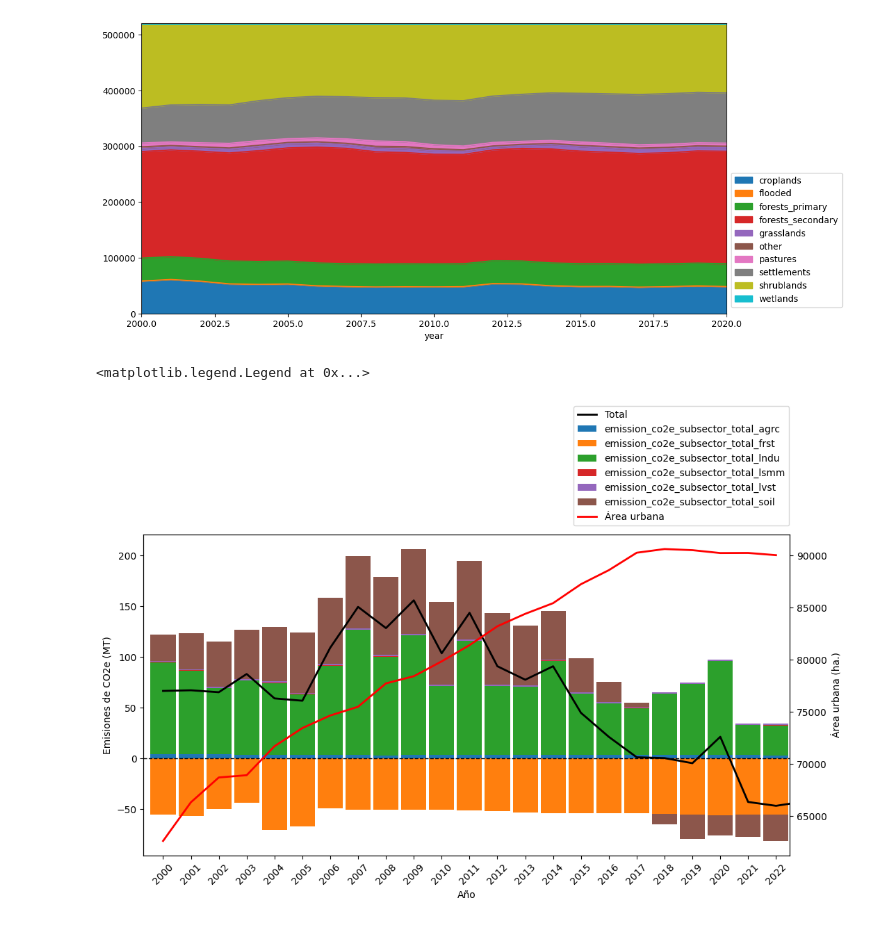
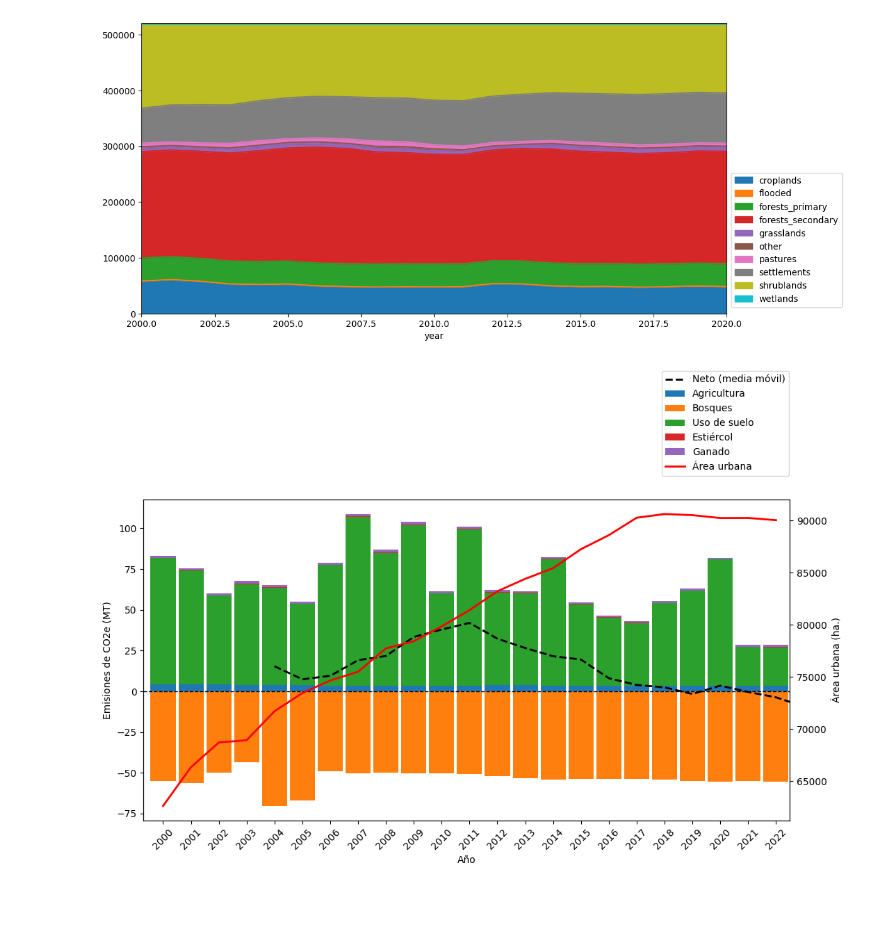
Before and after one commit to RodolfoFigueroa/AFOLU, a Jupyter notebook: main.ipynb, the cells around one changed output. Cells and saved outputs as stored; diff of their text form; code cells hidden in the pictures.

```diff
--- a/main.ipynb
+++ b/main.ipynb
@@ -22,16 +34,17 @@ wanted_cols = [c for c in df_out.columns if c.startswith("emission_co2e_subsecto
 df_plot = (
     df_out
     [wanted_cols]
-    # .rename(columns={
-    #     "emission_co2e_subsector_total_agrc": "Agricultura",
-    #     "emission_co2e_subsector_total_frst": "Bosques",
-    #     "emission_co2e_subsector_total_lndu": "Uso de suelo",
-    #     "emission_co2e_subsector_total_lsmm": "Estiércol",
-    #     "emission_co2e_subsector_total_lvst": "Ganado",
-    #     "emission_co2e_subsector_total_soil": "Tierra",
-    # })
+    .rename(columns={
+        "emission_co2e_subsector_total_agrc": "Agricultura",
+        "emission_co2e_subsector_total_frst": "Bosques",
+        "emission_co2e_subsector_total_lndu": "Uso de suelo",
+        "emission_co2e_subsector_total_lsmm": "Estiércol",
+        "emission_co2e_subsector_total_lvst": "Ganado",
+        "emission_co2e_subsector_total_soil": "Tierra",
+    })
     .assign(time_period=lambda df: (df["time_period"] + 2000))
     .set_index("time_period")
+    .drop(columns=["Tierra"])
 )
 
 df_total = df_plot.sum(axis=1)
@@ -54,23 +63,24 @@ ax.set_ylim(0, 521_000)
 # %%
 fig, ax = plt.subplots(figsize=(12, 6))
 df_plot.plot.bar(stacked=True, width=0.9, ax=ax, legend=False)
-df_total.plot(ax=ax, color="black", linewidth=2, label="Total")
+# df_total.plot(ax=ax, color="black", linewidth=2, label="Neto")
+df_total.rolling(5).mean().plot(ax=ax, color="black", linewidth=2, label="Neto (media móvil)", ls="--")
 ax.axhline(0, color="black", linewidth=1, linestyle="--")
 ax.set_xticklabels(ax.get_xticklabels(), rotation=45)
 ax.set_xlabel("Año")
 ax.set_ylabel("Emisiones de CO2e (MT)")
 
 ax.set_xlim(-0.7, 22.5)
 
 ax2 = ax.twinx()
 temp = df_area.copy()
 temp.index = temp.index.astype(str)
 temp["settlements"].plot(ax=ax2, c="r", lw="2", label="Área urbana")
 ax2.set_ylabel("Área urbana (ha.)")
 
 fig.legend(bbox_to_anchor=(0.905, 1.2))
+fig.savefig("./temp.jpg", bbox_inches="tight", dpi=200)
 # %% [output]
-<matplotlib.legend.Legend at 0x...>
-[figure, old version]
+[figure, new version]
 # %%
 fig, ax = plt.subplots(figsize=(12, 6))
```
Also changed, not shown: parts of 13 cells of this notebook.
